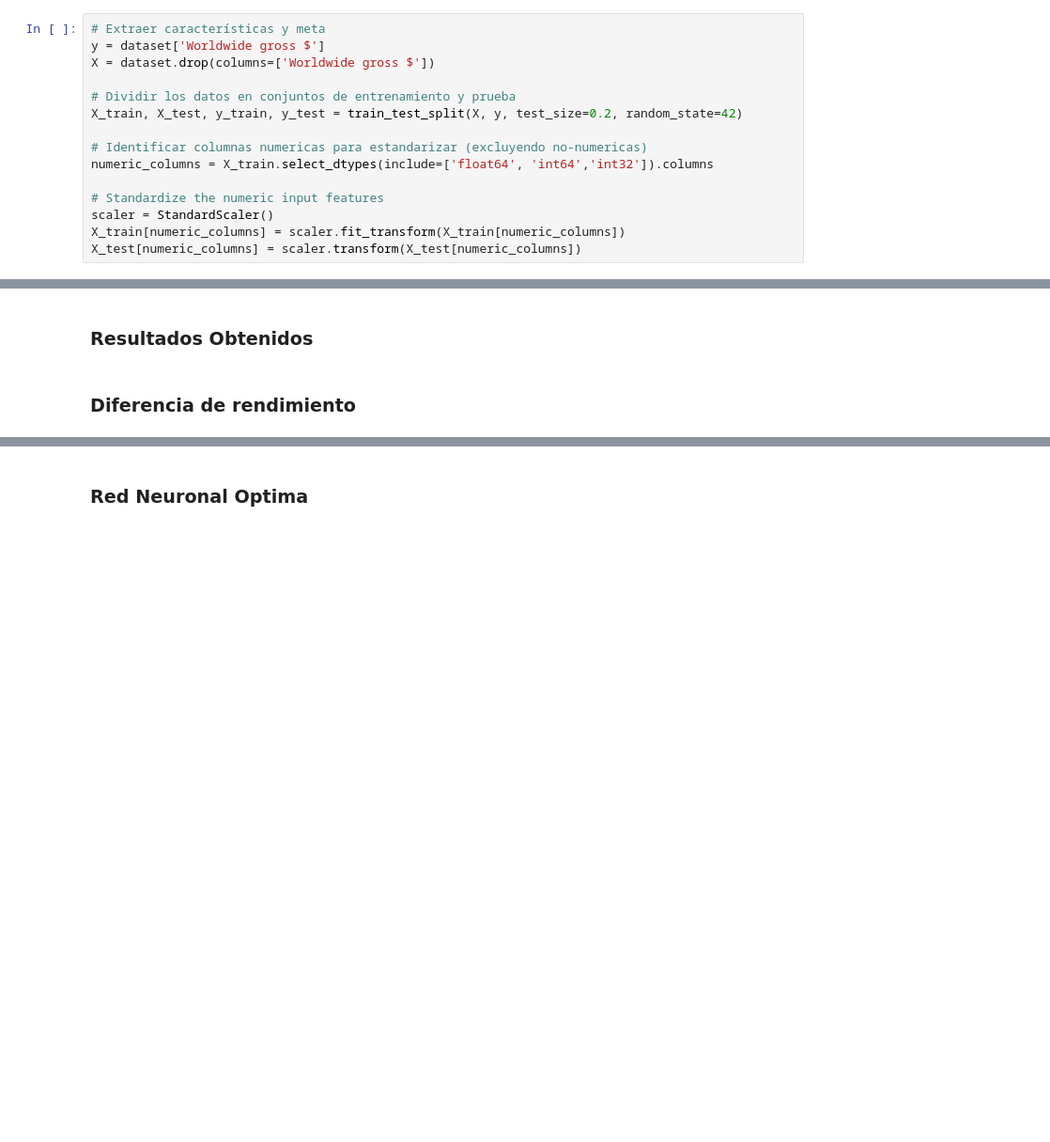
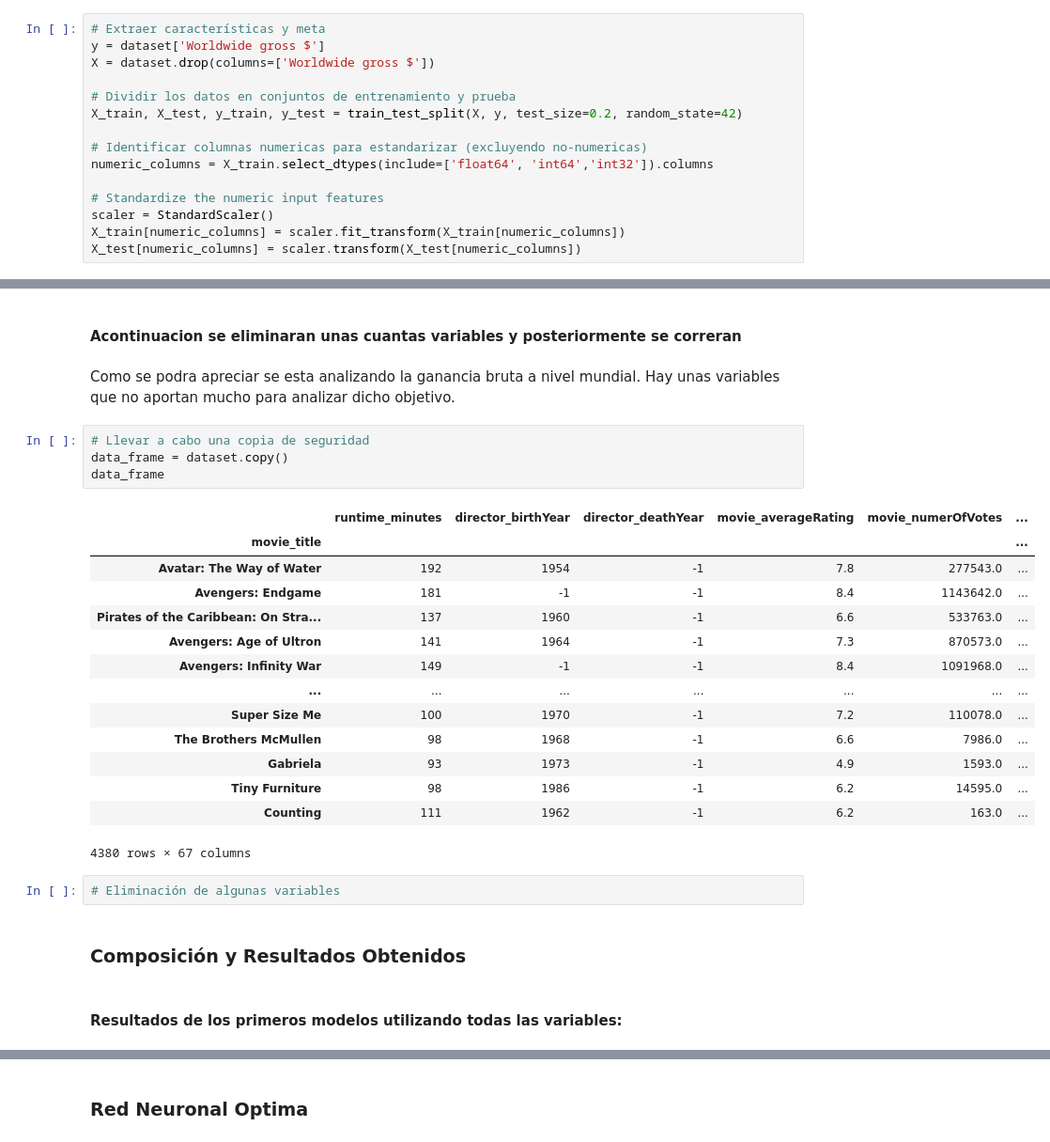
Before and after one commit to CrisLayB/DeepLearning_Lab02, a Jupyter notebook: lab02.ipynb, the cells around one changed output, grey strips where cells are left out. Shown: that part at 94% size. Drawn from its saved outputs; the diff is of its cells as text; blank space fills up the shorter version.

```diff
--- a/lab02.ipynb
+++ b/lab02.ipynb
@@ -263,5 +269,30 @@ Epoch 20/20
 <keras.src.callbacks.History at 0x...>
+# %% [markdown]
+#### Acontinuacion se eliminaran unas cuantas variables y posteriormente se correran
+# %% [markdown]
+Como se podra apreciar se esta analizando la ganancia bruta a nivel mundial. Hay unas variables que no aportan mucho para analizar dicho objetivo.
+# %%
+# Llevar a cabo una copia de seguridad
+data_frame = dataset.copy()
+data_frame
+# %% [output]
+|  | runtime_minutes | director_birthYear | director_deathYear | movie_averageRating | movie_numerOfVotes | ... |
+| movie_title |  |  |  |  |  | ... |
+| Avatar: The Way of Water | 192 | 1954 | -1 | 7.8 | 277543.0 | ... |
+| Avengers: Endgame | 181 | -1 | -1 | 8.4 | 1143642.0 | ... |
+| Pirates of the Caribbean: On Stra... | 137 | 1960 | -1 | 6.6 | 533763.0 | ... |
+| Avengers: Age of Ultron | 141 | 1964 | -1 | 7.3 | 870573.0 | ... |
+| Avengers: Infinity War | 149 | -1 | -1 | 8.4 | 1091968.0 | ... |
+| ... | ... | ... | ... | ... | ... | ... |
+| Super Size Me | 100 | 1970 | -1 | 7.2 | 110078.0 | ... |
+| The Brothers McMullen | 98 | 1968 | -1 | 6.6 | 7986.0 | ... |
+| Gabriela | 93 | 1973 | -1 | 4.9 | 1593.0 | ... |
+| Tiny Furniture | 98 | 1986 | -1 | 6.2 | 14595.0 | ... |
+| Counting | 111 | 1962 | -1 | 6.2 | 163.0 | ... |
+4380 rows × 67 columns
+# %%
+# Eliminación de algunas variables
 # %% [markdown]
-### Resultados Obtenidos
+### Composición y Resultados Obtenidos
-# %% [markdown]
-### Diferencia de rendimiento
+# %% [markdown]
+#### Resultados de los primeros modelos utilizando todas las variables:
```
Also changed, not shown: parts of 11 cells of this notebook.
